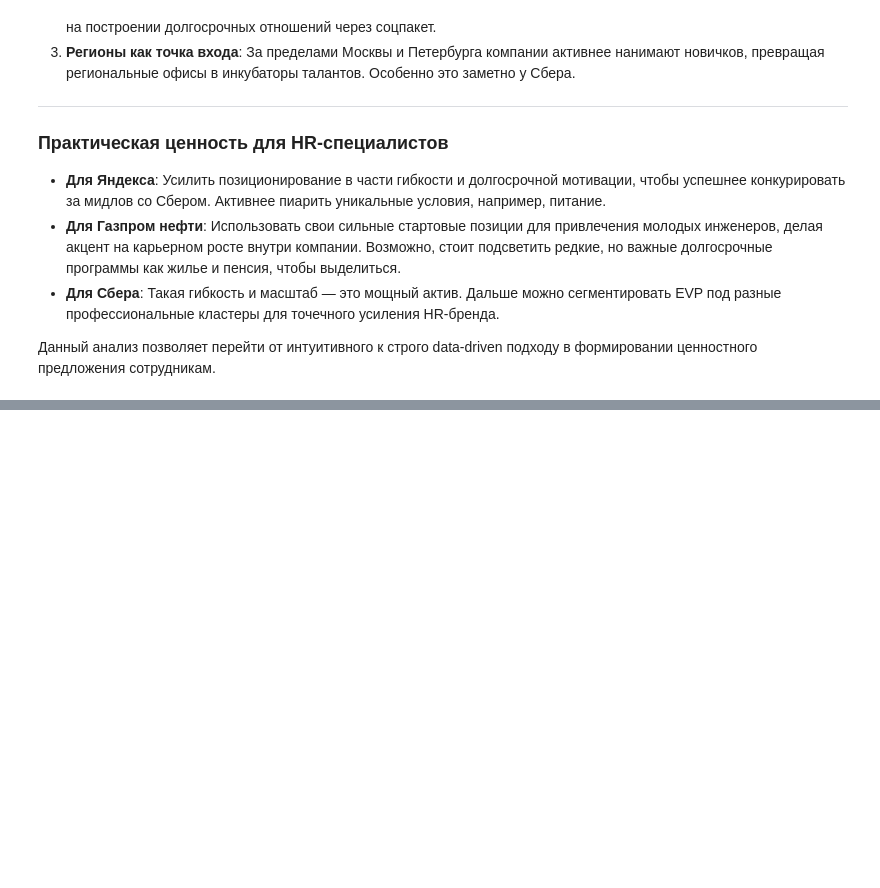
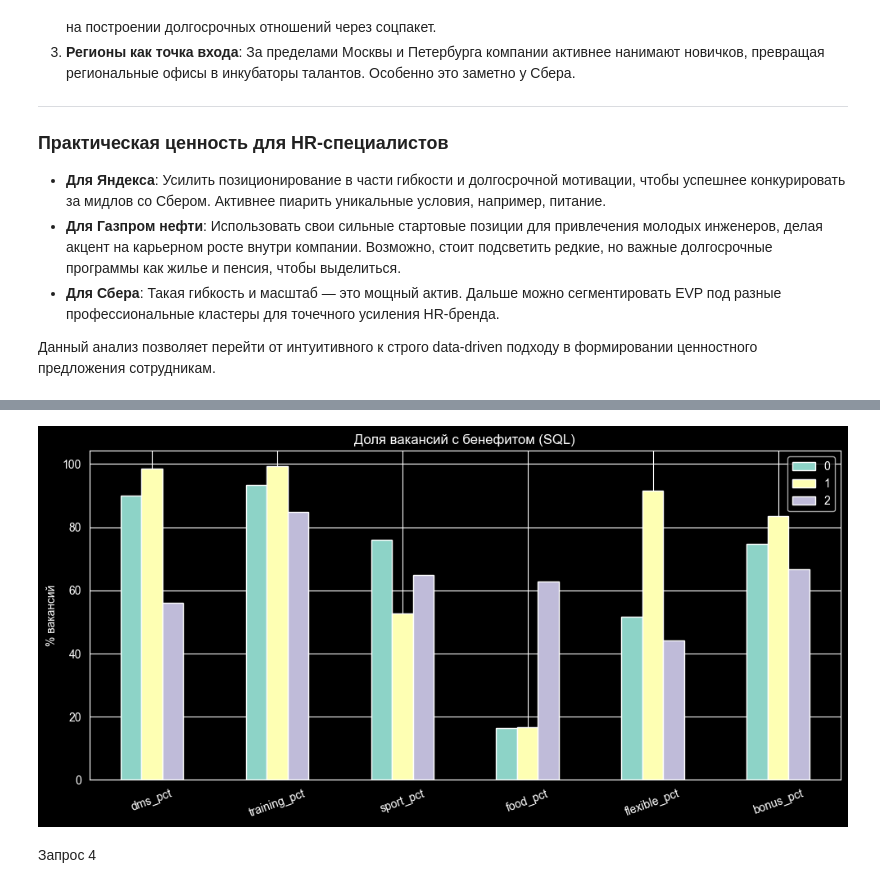
Before and after one commit to DDDDDE15/hh_benefits_analysis, a Jupyter notebook: notebooks/hr_brand.ipynb, the cells around one changed output, grey strips where cells are left out. Drawn from its saved outputs; the diff is of its cells as text; code cells hidden in the pictures; blank space fills up the shorter version.

```diff
--- a/notebooks/hr_brand.ipynb
+++ b/notebooks/hr_brand.ipynb
@@ -346,0 +442,14 @@ IT-разработка: Выделяется самым высоким уров
+# %%
+cols = ["dms_pct", "training_pct", "sport_pct",
+        "food_pct", "flexible_pct", "bonus_pct"]
+
+ben_share[cols].T.plot(kind="bar", figsize=(10, 5))
+plt.ylabel("% вакансий")
+plt.title("Доля вакансий с бенефитом (SQL)")
+plt.xticks(rotation=20)
+plt.tight_layout()
+plt.show()
+# %% [output]
+[figure, added]
+# %% [markdown]
+Запрос 4
```
Also changed, not shown: parts of 19 cells of this notebook.
